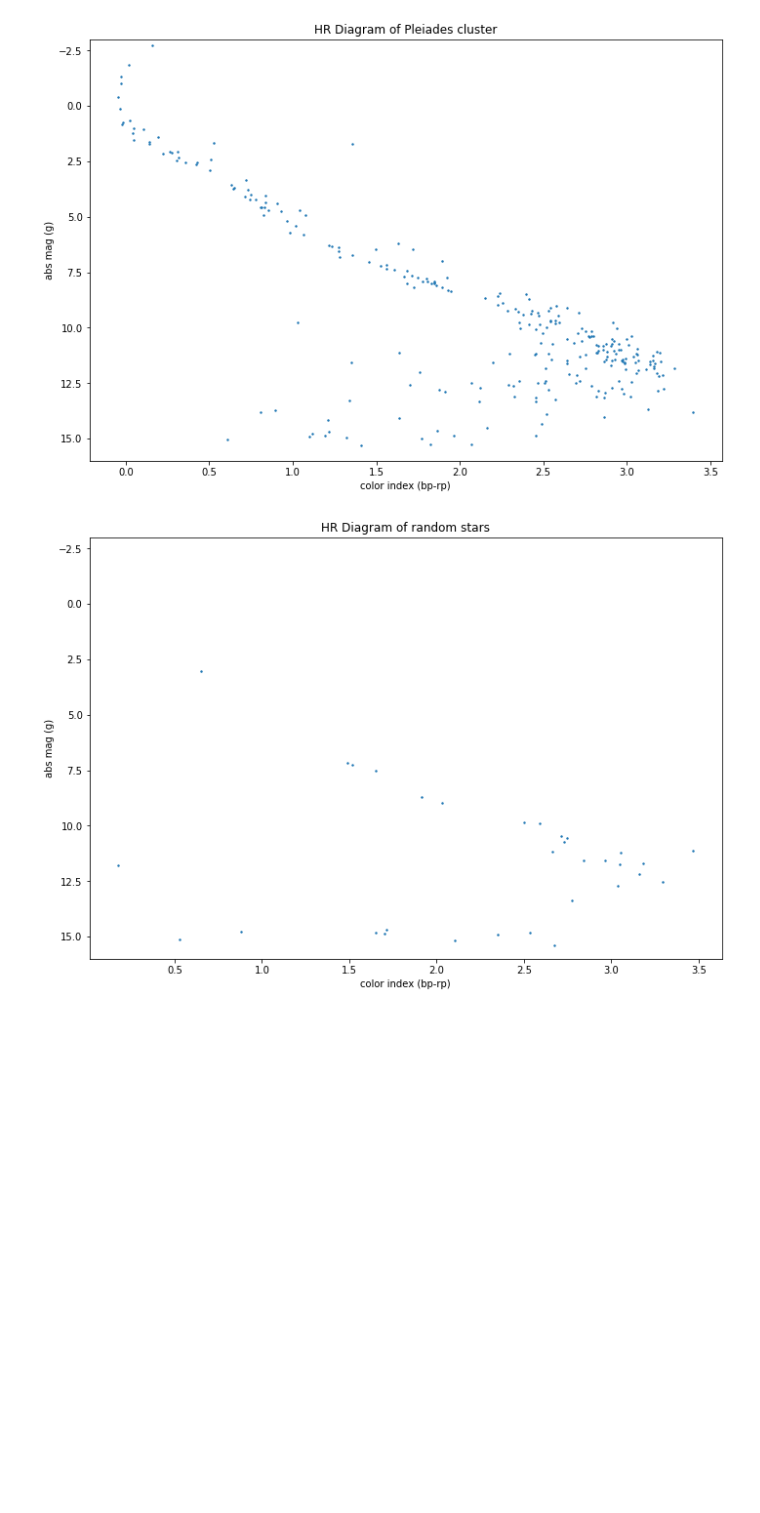
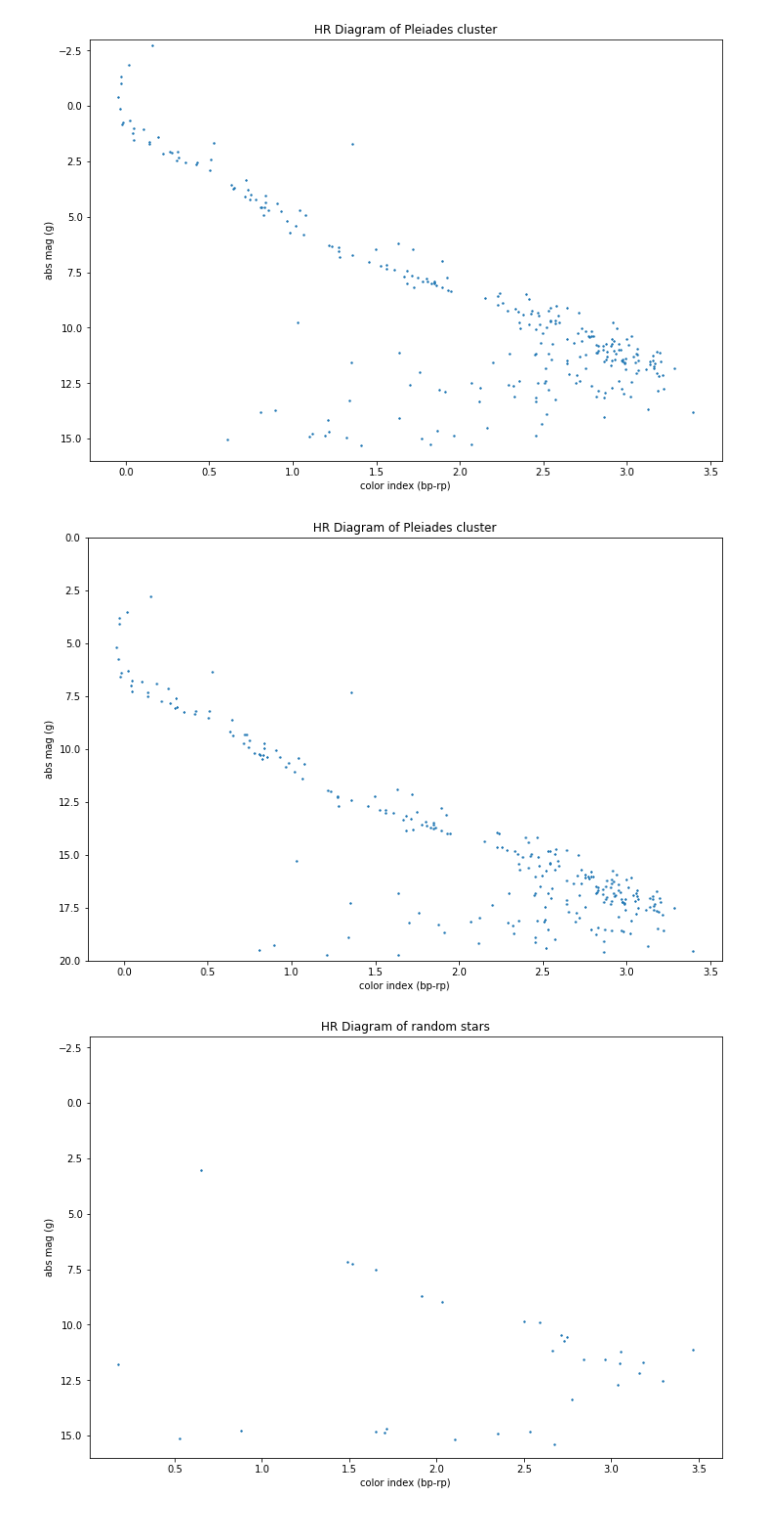
Before and after one commit to lauramv1832/Gaia, a Jupyter notebook: HRDiagrams5.ipynb, the cells around one changed output. Saved outputs shown, nothing was run; the diff lists cells and outputs as text; code cells hidden in the pictures; blank space fills up the shorter version.

```diff
--- a/HRDiagrams5.ipynb
+++ b/HRDiagrams5.ipynb
@@ -54,6 +54,16 @@ plt.subplots_adjust(1.5, 1.5, 3, 3)
 plt.show()
 # %% [output]
 [figure]
+# %%
+plt.scatter(pleiades_half['bp_rp'], pleiades_half['phot_g_mean_mag'], s=2)
+plt.ylim(20, 0)
+plt.xlabel("color index (bp-rp)")
+plt.ylabel("abs mag (g)")
+plt.title('HR Diagram of Pleiades cluster')
+plt.subplots_adjust(1.5, 1.5, 3, 3)
+plt.show()
+# %% [output]
+[figure, added]
 # %%
 #random6.2-12.5.csv
 #SELECT * from gaiadr2.gaia_source where
```
Also changed, not shown: parts of 5 cells of this notebook, 4 other files.
